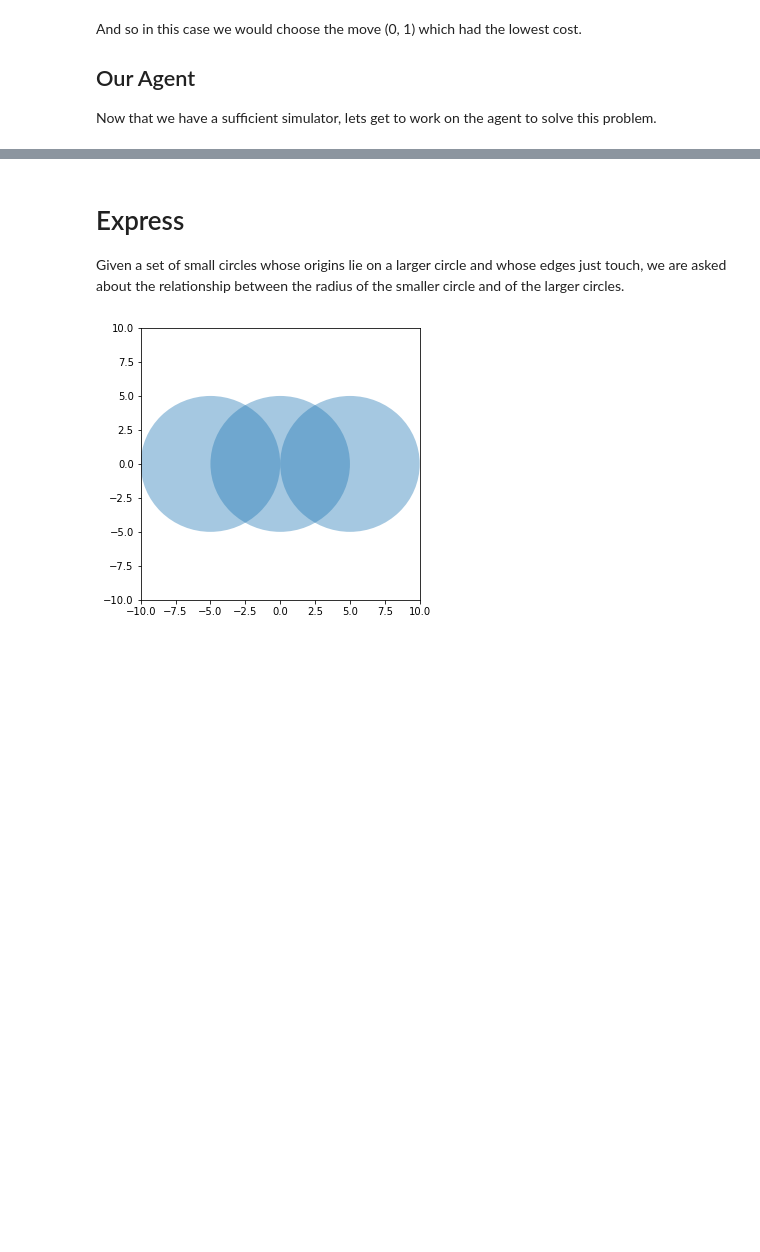
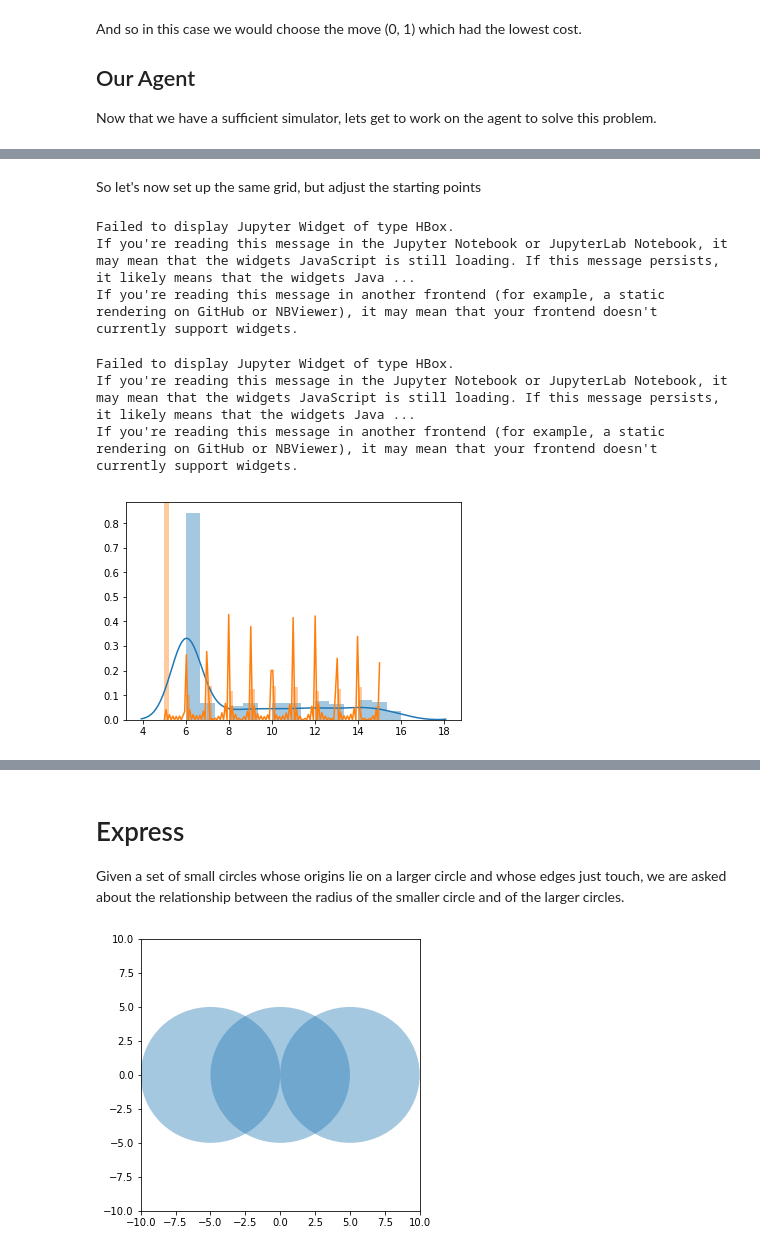
Before and after one commit to mrklees/PuzzleCorner, a Jupyter notebook: The Riddler for April.ipynb, the cells around one changed output, grey strips where cells are left out. Cells and saved outputs as stored; diff of their text form; code cells hidden in the pictures; blank space fills up the shorter version.

```diff
--- a/The Riddler for April.ipynb
+++ b/The Riddler for April.ipynb
@@ -184,0 +283,32 @@ class NaiveAgent(object):
+# %% [markdown]
+So let's now set up the same grid, but adjust the starting points
+# %%
+# Models where we step to the right
+sp1 = dict(streets=2,
+            cross_streets=3,
+            timer_max=10,
+            start_point=(0, 1),
+            end_point=(2, 4))
+# Models starting where we step down
+sp2 = dict(streets=2,
+            cross_streets=3,
+            timer_max=10,
+            start_point=(1, 0),
+            end_point=(2, 4))
+# Create the samplers for the agents in different starting points
+sample_right = SamplePaths(agent, sp1)
+sample_down = SamplePaths(agent, sp2)
+# The history for moving right will get 1 addition step added
+history_right = np.array(sample_right.sample(n_samples=3000, verbose=False, initial_timer=0)) + 1
+history_down = np.array(sample_down.sample(n_samples=3000, verbose=False, initial_timer=0))
+# Plot results
+sample_right.plot_history(history_right)
+sample_down.plot_history(history_down)
+# %% [output]
+Failed to display Jupyter Widget of type HBox.
+If you're reading this message in the Jupyter Notebook or JupyterLab Notebook, it may mean that the widgets JavaScript is still loading. If this message persists, it likely means that the widgets Java ...
+If you're reading this message in another frontend (for example, a static rendering on GitHub or NBViewer), it may mean that your frontend doesn't currently support widgets.
+Failed to display Jupyter Widget of type HBox.
+If you're reading this message in the Jupyter Notebook or JupyterLab Notebook, it may mean that the widgets JavaScript is still loading. If this message persists, it likely means that the widgets Java ...
+If you're reading this message in another frontend (for example, a static rendering on GitHub or NBViewer), it may mean that your frontend doesn't currently support widgets.
+[figure, added]
```
Also changed, not shown: parts of 23 cells of this notebook, 4 other files.
